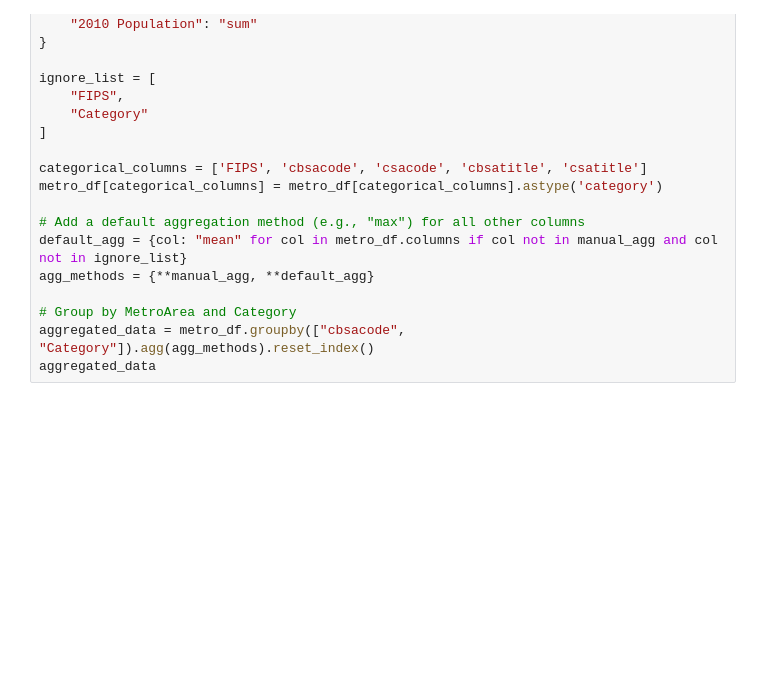
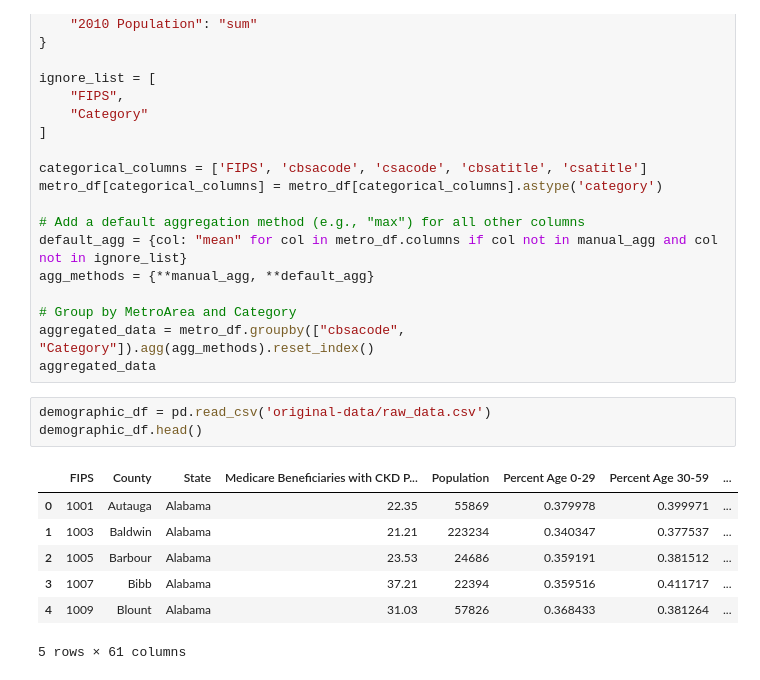
Before and after one commit to MoenMi/ST552-Final-Project, a Jupyter notebook: merge_dbs.ipynb, the cells around one changed output. Drawn from its saved outputs; the diff is of its cells as text; blank space fills up the shorter version.

```diff
--- a/merge_dbs.ipynb
+++ b/merge_dbs.ipynb
@@ -153,3 +153,14 @@ agg_methods = {**manual_agg, **default_agg}
 # Group by MetroArea and Category
 aggregated_data = metro_df.groupby(["cbsacode", "Category"]).agg(agg_methods).reset_index()
 aggregated_data
+# %%
+demographic_df = pd.read_csv('original-data/raw_data.csv')
+demographic_df.head()
+# %% [output]
+|  | FIPS | County | State | Medicare Beneficiaries with CKD P... | Population | Percent Age 0-29 | Percent Age 30-59 | ... |
+| 0 | 1001 | Autauga | Alabama | 22.35 | 55869 | 0.379978 | 0.399971 | ... |
+| 1 | 1003 | Baldwin | Alabama | 21.21 | 223234 | 0.340347 | 0.377537 | ... |
+| 2 | 1005 | Barbour | Alabama | 23.53 | 24686 | 0.359191 | 0.381512 | ... |
+| 3 | 1007 | Bibb | Alabama | 37.21 | 22394 | 0.359516 | 0.411717 | ... |
+| 4 | 1009 | Blount | Alabama | 31.03 | 57826 | 0.368433 | 0.381264 | ... |
+5 rows × 61 columns
```
Also changed, not shown: parts of 3 cells of this notebook, 6 other files.
